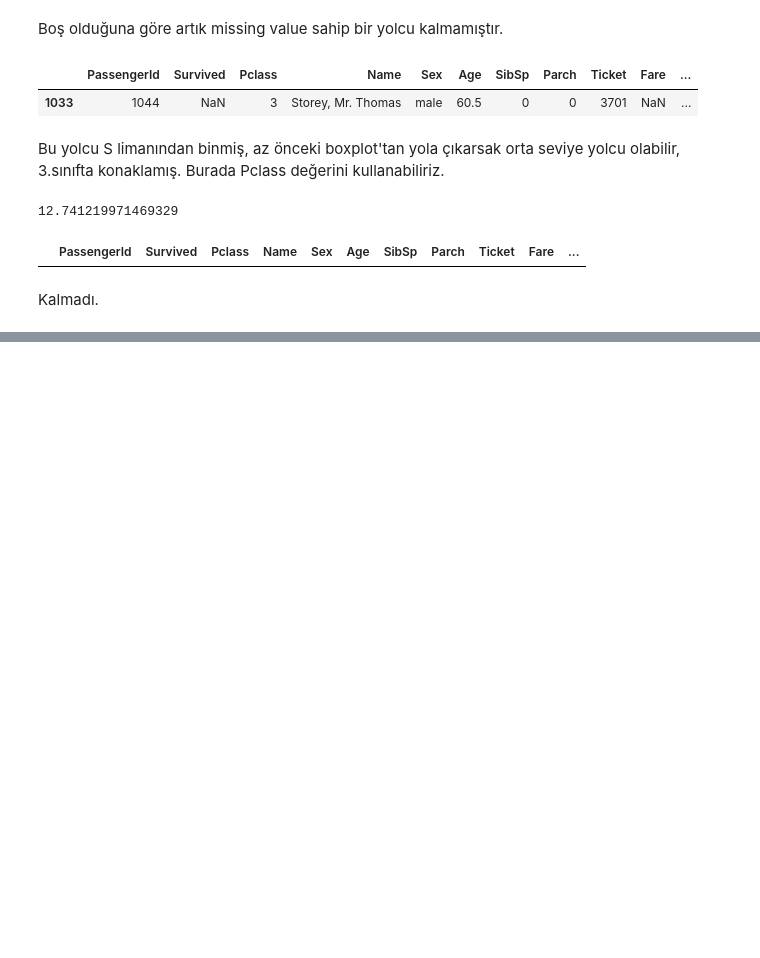
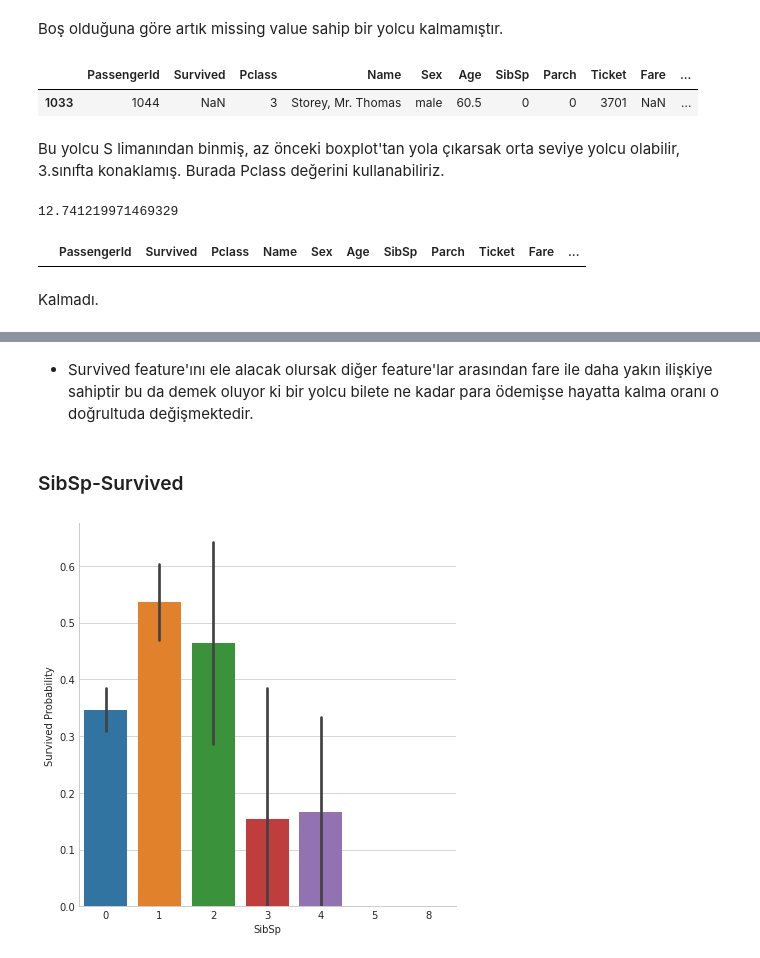
Before and after one commit to ebrukirikkayis/Kaggle-Competition-Titanic-EDA-, a Jupyter notebook: rms-titanic-eda.ipynb, the cells around one changed output, grey strips where cells are left out. Cells and saved outputs as stored; diff of their text form; code cells hidden in the pictures; blank space fills up the shorter version.

```diff
--- a/rms-titanic-eda.ipynb
+++ b/rms-titanic-eda.ipynb
@@ -452,0 +475,11 @@ Kalmadı.
+# %% [markdown]
+* Survived feature'ını ele alacak olursak diğer feature'lar arasından fare ile daha yakın ilişkiye sahiptir bu da demek oluyor ki bir yolcu bilete ne kadar para ödemişse hayatta kalma oranı o doğrultuda değişmektedir.
+# %% [markdown]
+<a id='13'></a>
+### SibSp-Survived
+# %%
+g= sns.factorplot(x="SibSp", y="Survived", data=train_df, kind= "bar", size=6)
+g.set_ylabels("Survived Probability")
+plt.show()
+# %% [output]
+[figure, added]
```
Also changed, not shown: parts of 25 cells of this notebook.
